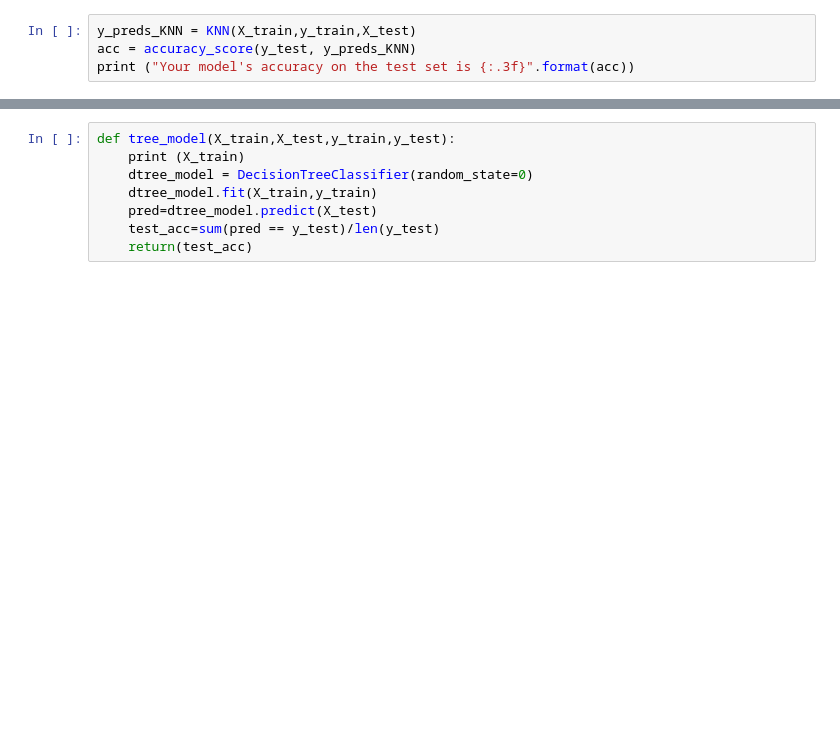
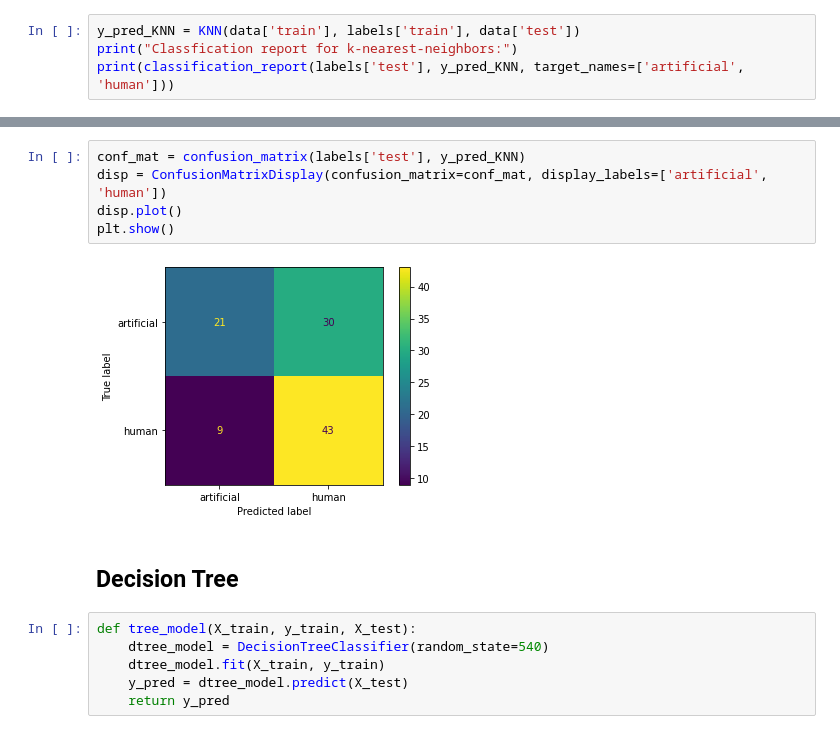
Before and after one commit to NehaBardeDUKE/CV_Project1, a Jupyter notebook: simple_models.ipynb, the cells around one changed output, grey strips where cells are left out. Drawn from its saved outputs; the diff is of its cells as text; blank space fills up the shorter version.

```diff
--- a/simple_models.ipynb
+++ b/simple_models.ipynb
@@ -97,6 +108,6 @@ def KNN(X_train,y_train,X_test):
     y_pred = knn_model.predict(X_test)
     return y_pred
 # %%
-y_preds_KNN = KNN(X_train,y_train,X_test)
-acc = accuracy_score(y_test, y_preds_KNN)
-print ("Your model's accuracy on the test set is {:.3f}".format(acc))
+y_pred_KNN = KNN(data['train'], labels['train'], data['test'])
+print("Classfication report for k-nearest-neighbors:")
+print(classification_report(labels['test'], y_pred_KNN, target_names=['artificial', 'human']))
@@ -103,9 +124,16 @@ print ("Your model's accuracy on the test set is {:.3f}".format(acc))
+# %%
+conf_mat = confusion_matrix(labels['test'], y_pred_KNN)
+disp = ConfusionMatrixDisplay(confusion_matrix=conf_mat, display_labels=['artificial', 'human'])
+disp.plot()
+plt.show()
+# %% [output]
+[figure, added]
+# %% [markdown]
+## Decision Tree
 # %%
-def tree_model(X_train,X_test,y_train,y_test):
-    print (X_train)
-    dtree_model = DecisionTreeClassifier(random_state=0)
-    dtree_model.fit(X_train,y_train)
-    pred=dtree_model.predict(X_test)
-    test_acc=sum(pred == y_test)/len(y_test)
-    return(test_acc)
+def tree_model(X_train, y_train, X_test):
+    dtree_model = DecisionTreeClassifier(random_state=540)
+    dtree_model.fit(X_train, y_train)
+    y_pred = dtree_model.predict(X_test)
+    return y_pred
 # %%
```
Also changed, not shown: parts of 17 cells of this notebook.
